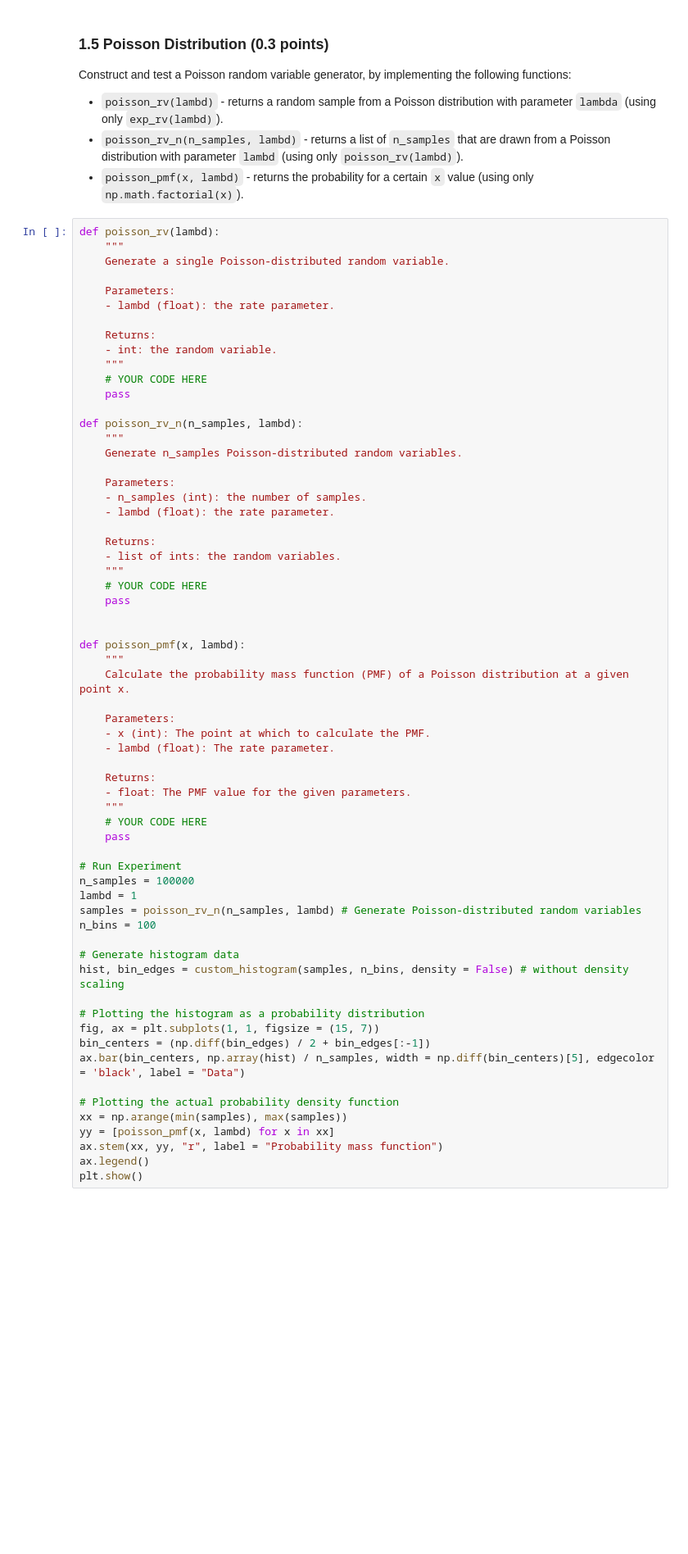
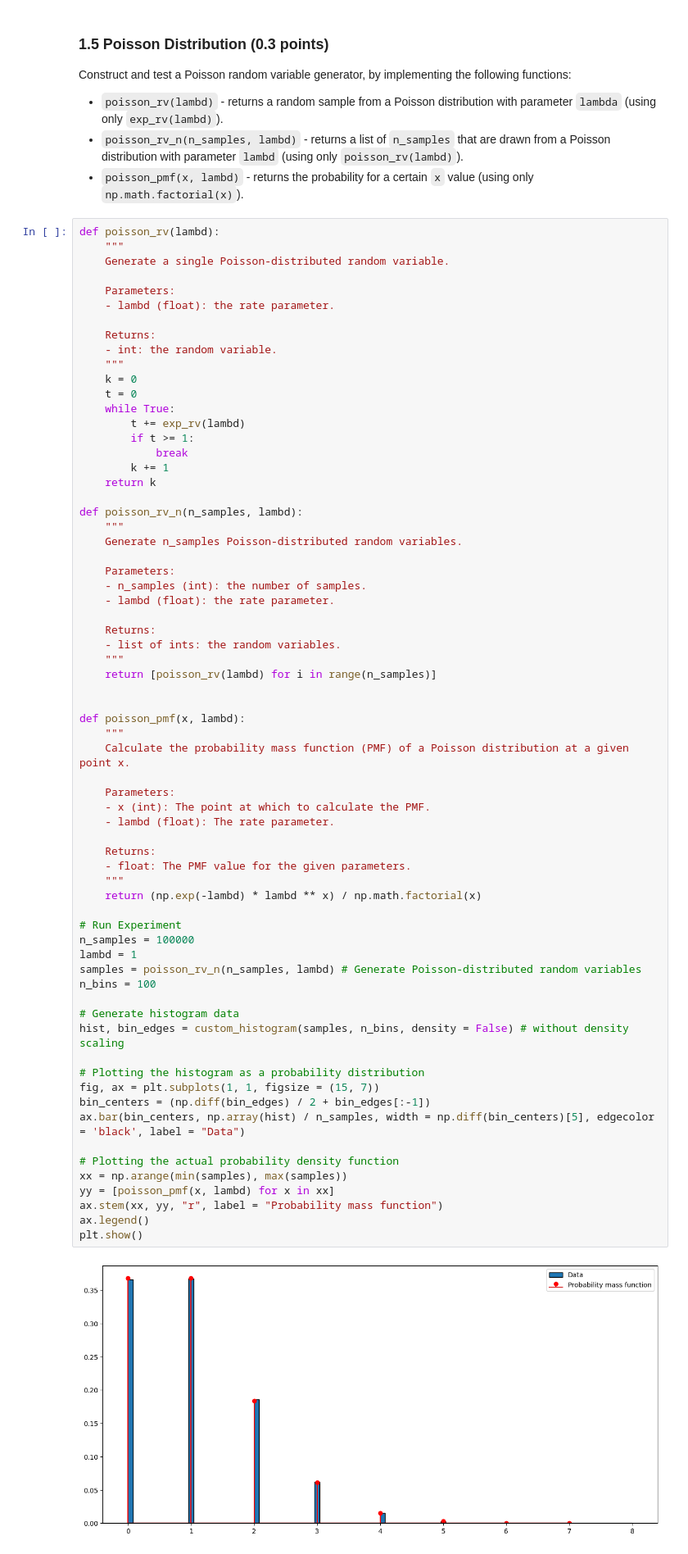
Before and after one commit to FilippMolnar/simulation-based-approximation, a Jupyter notebook: assignment.ipynb, the cells around one changed output. Shown at 82% size. Drawn from its saved outputs; the diff is of its cells as text; blank space fills up the shorter version.

```diff
--- a/assignment.ipynb
+++ b/assignment.ipynb
@@ -420,8 +420,14 @@ def poisson_rv(lambd):
     Returns:
     - int: the random variable.
     """
-    # YOUR CODE HERE
-    pass
+    k = 0
+    t = 0
+    while True:
+        t += exp_rv(lambd)
+        if t >= 1:
+            break
+        k += 1
+    return k
 
 def poisson_rv_n(n_samples, lambd):
     """
@@ -434,8 +440,7 @@ def poisson_rv_n(n_samples, lambd):
     Returns:
     - list of ints: the random variables.
     """
-    # YOUR CODE HERE
-    pass
+    return [poisson_rv(lambd) for i in range(n_samples)]
 
 
 def poisson_pmf(x, lambd):
@@ -443,35 +448,36 @@ def poisson_pmf(x, lambd):
     Calculate the probability mass function (PMF) of a Poisson distribution at a given point x.
 
     Parameters:
     - x (int): The point at which to calculate the PMF.
     - lambd (float): The rate parameter.
 
     Returns:
     - float: The PMF value for the given parameters.
     """
-    # YOUR CODE HERE
-    pass
+    return (np.exp(-lambd) * lambd ** x) / np.math.factorial(x)
 
 # Run Experiment
 n_samples = 100000
 lambd = 1
 samples = poisson_rv_n(n_samples, lambd) # Generate Poisson-distributed random variables
 n_bins = 100
 
 # Generate histogram data
 hist, bin_edges = custom_histogram(samples, n_bins, density = False) # without density scaling
 
 # Plotting the histogram as a probability distribution
 fig, ax = plt.subplots(1, 1, figsize = (15, 7))
 bin_centers = (np.diff(bin_edges) / 2 + bin_edges[:-1])
 ax.bar(bin_centers, np.array(hist) / n_samples, width = np.diff(bin_centers)[5], edgecolor = 'black', label = "Data")
 
 # Plotting the actual probability density function
 xx = np.arange(min(samples), max(samples))
 yy = [poisson_pmf(x, lambd) for x in xx]
 ax.stem(xx, yy, "r", label = "Probability mass function")
 ax.legend()
 plt.show()
+# %% [output]
+[figure, added]
 # %% [markdown]
 ###  1.6. Normal Distribution (0.5 points)
 
```
Also changed, not shown: parts of 9 cells of this notebook.
